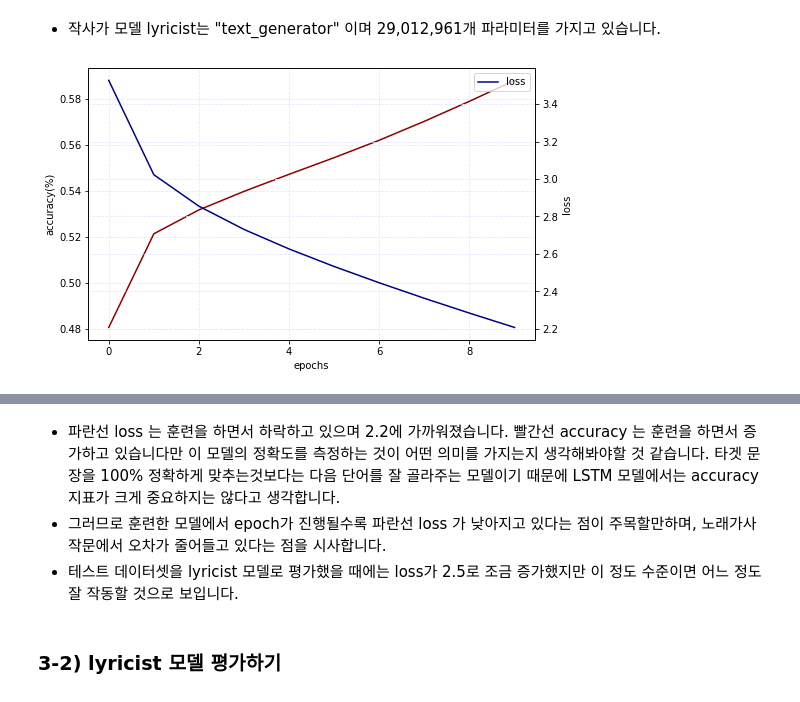
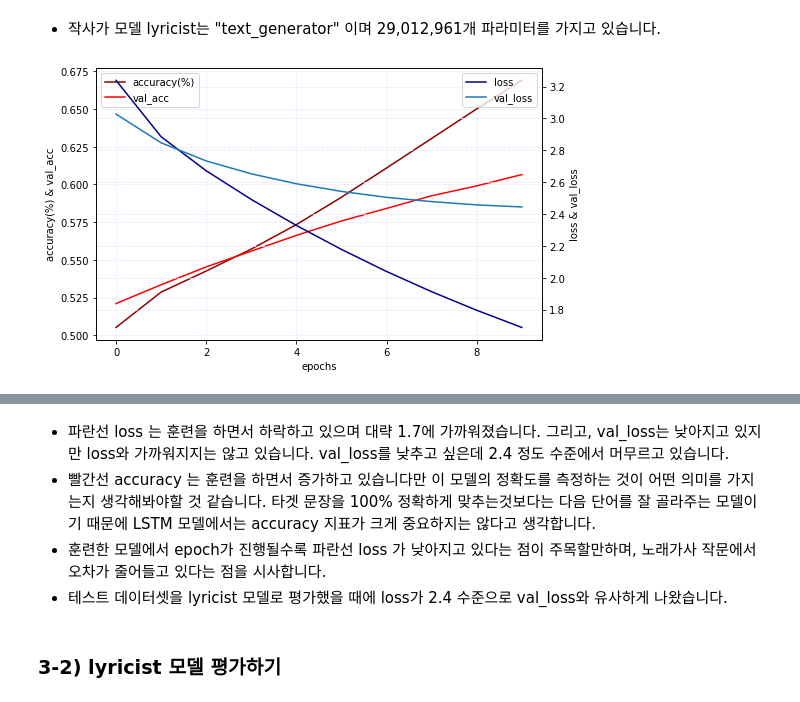
Before and after one commit to minji2744/AIFFEL, a Jupyter notebook: E4/E4_Lyricist.ipynb, the cells around one changed output, grey strips where cells are left out. Saved outputs shown, nothing was run; the diff lists cells and outputs as text; code cells hidden in the pictures.

Commit message:
add explanation, validation

```diff
--- a/E4/E4_Lyricist.ipynb
+++ b/E4/E4_Lyricist.ipynb
@@ -189,8 +189,11 @@ tgt_input = tensor[:,1:]     # <start>를 없애준 모델의 출력이 되는
 print("소스문장: ", src_input[0])
 print("타겟문장: ", tgt_input[0])    # 소스문장과 비교하면 왼쪽으로 한칸 밀려서 2로 시작하지 않고 570으로 시작합니다.
 
-enc_train, enc_val, dec_train, dec_val = train_test_split(src_input,
+enc_train, enc_test, dec_train, dec_test = train_test_split(src_input,
                                                           tgt_input, test_size = 0.2)   # 훈련 데이터, 테스트 데이터 분리
+
+# 훈련 데이터셋을 train dataset, validation set로 분리
+enc_train, enc_val, dec_train, dec_val = train_test_split(enc_train, dec_train, test_size=0.2)
 # %% [output]
 소스문장:  [  2 570   7  64  10  48   3   0   0   0   0   0   0   0]
 타겟문장:  [570   7  64  10  48   3   0   0   0   0   0   0   0   0]
@@ -296,7 +299,7 @@ optimizer = tf.keras.optimizers.Adam()
 loss = tf.keras.losses.SparseCategoricalCrossentropy(
     from_logits=True, reduction='none')
 
-lyricist.compile(loss=loss, optimizer=optimizer, metrics=["accuracy"])
-hist = lyricist.fit(dataset, epochs=10)
+lyricist.compile(loss=loss, optimizer=optimizer, metrics=['accuracy'])
+hist = lyricist.fit(dataset, epochs=10, validation_data=(enc_val, dec_val))
 # %% [output]
 Epoch 1/10
@@ -343,26 +346,31 @@ _________________________________________________________________
 # %%
 import matplotlib.pyplot as plt
 epochs = 10
 acc = hist.history["accuracy"]
+val_acc=hist.history['val_accuracy']
 loss = hist.history['loss']
+val_loss = hist.history['val_loss']
 
 fig = plt.figure(figsize=(8,5))
 ax_acc = fig.add_subplot(111)
 ax_acc.plot(range(epochs), acc, label='accuracy(%)', color='darkred')
+ax_acc.plot(val_acc, label="val_acc", color='red')
 plt.xlabel('epochs')
-plt.ylabel('accuracy(%)')
+plt.ylabel('accuracy(%) & val_acc')
 ax_acc.grid(linestyle='--', color='lavender')
+plt.legend()
 
 ax_loss = ax_acc.twinx()
 ax_loss.plot(range(epochs), loss, label='loss', color='darkblue')
-plt.ylabel('loss')
+ax_loss.plot(val_loss, label='val_loss')
+plt.ylabel('loss & val_loss')
 ax_loss.yaxis.tick_right()
 ax_loss.grid(linestyle='--', color='lavender')
 
 plt.legend()
 plt.show()
 
-evaluation = lyricist.evaluate(enc_val, dec_val)
+evaluation = lyricist.evaluate(enc_test, dec_test)
 print('(테스트 데이터셋 평가)', f'\nloss : {evaluation[0]}, accuracy : {evaluation[1]*100:.6} %')
 # %% [output]
-[figure, old version]
+[figure, new version]
@@ -372,7 +380,8 @@ loss : 2.52970814704895, accuracy : 57.3753 %
 # %% [markdown]
-- 파란선 loss 는 훈련을 하면서 하락하고 있으며 2.2에 가까워졌습니다. 빨간선 accuracy 는 훈련을 하면서 증가하고 있습니다만 이 모델의 정확도를 측정하는 것이 어떤 의미를 가지는지 생각해봐야할 것 같습니다. 타겟 문장을 100% 정확하게 맞추는것보다는 다음 단어를 잘 골라주는 모델이기 때문에 LSTM 모델에서는 accuracy 지표가 크게 중요하지는 않다고 생각합니다.
-- 그러므로 훈련한 모델에서 epoch가 진행될수록 파란선 loss 가 낮아지고 있다는 점이 주목할만하며, 노래가사 작문에서 오차가 줄어들고 있다는 점을 시사합니다.
-- 테스트 데이터셋을 lyricist 모델로 평가했을 때에는 loss가 2.5로 조금 증가했지만 이 정도 수준이면 어느 정도 잘 작동할 것으로 보입니다.
+- 파란선 loss 는 훈련을 하면서 하락하고 있으며 대략 1.7에 가까워졌습니다. 그리고, val_loss는 낮아지고 있지만 loss와 가까워지지는 않고 있습니다. val_loss를 낮추고 싶은데 2.4 정도 수준에서 머무르고 있습니다.
+- 빨간선 accuracy 는 훈련을 하면서 증가하고 있습니다만 이 모델의 정확도를 측정하는 것이 어떤 의미를 가지는지 생각해봐야할 것 같습니다. 타겟 문장을 100% 정확하게 맞추는것보다는 다음 단어를 잘 골라주는 모델이기 때문에 LSTM 모델에서는 accuracy 지표가 크게 중요하지는 않다고 생각합니다.
+- 훈련한 모델에서 epoch가 진행될수록 파란선 loss 가 낮아지고 있다는 점이 주목할만하며, 노래가사 작문에서 오차가 줄어들고 있다는 점을 시사합니다.
+- 테스트 데이터셋을 lyricist 모델로 평가했을 때에 loss가 2.4 수준으로 val_loss와 유사하게 나왔습니다.
 # %% [markdown]
 ### 3-2) lyricist 모델 평가하기
 # %% [markdown]
```
Also changed, not shown: parts of 7 cells of this notebook.
